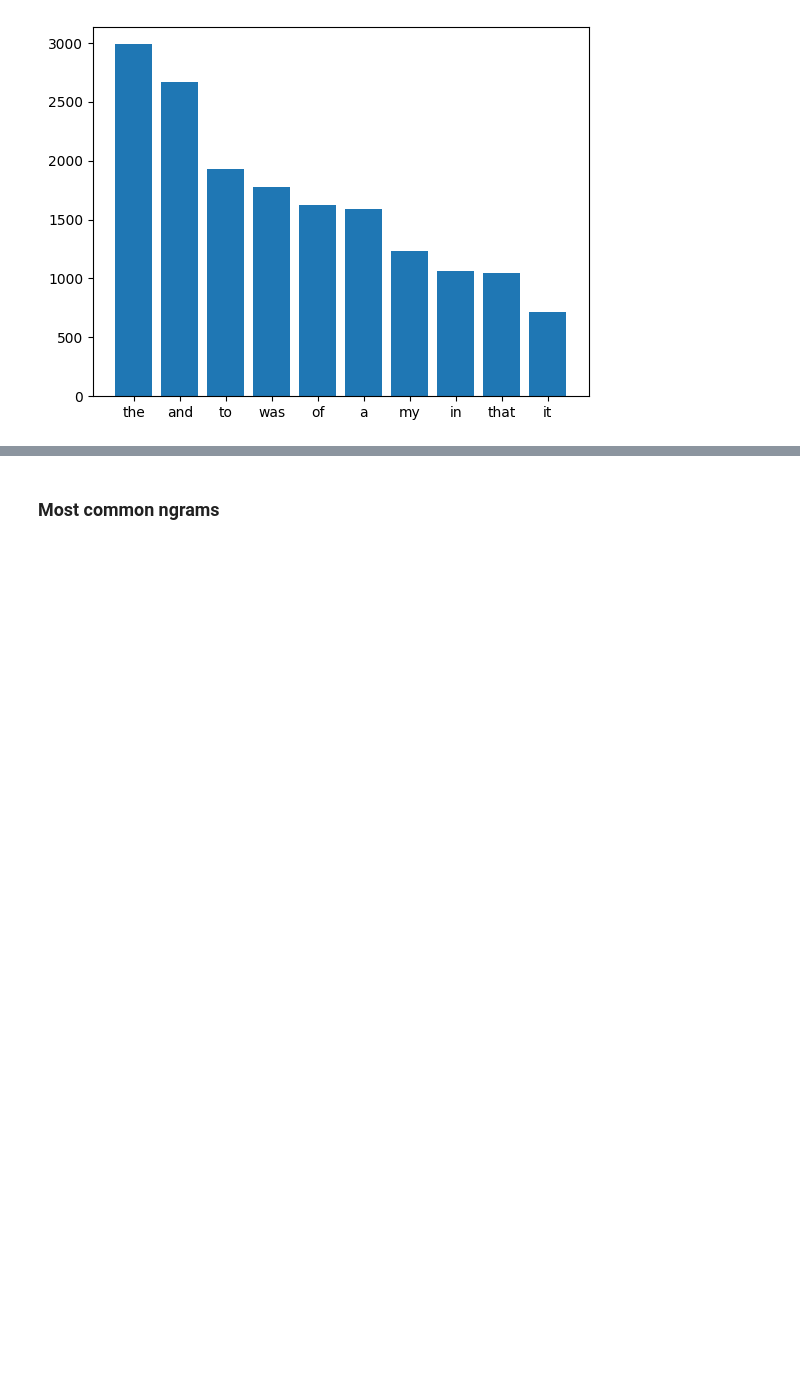
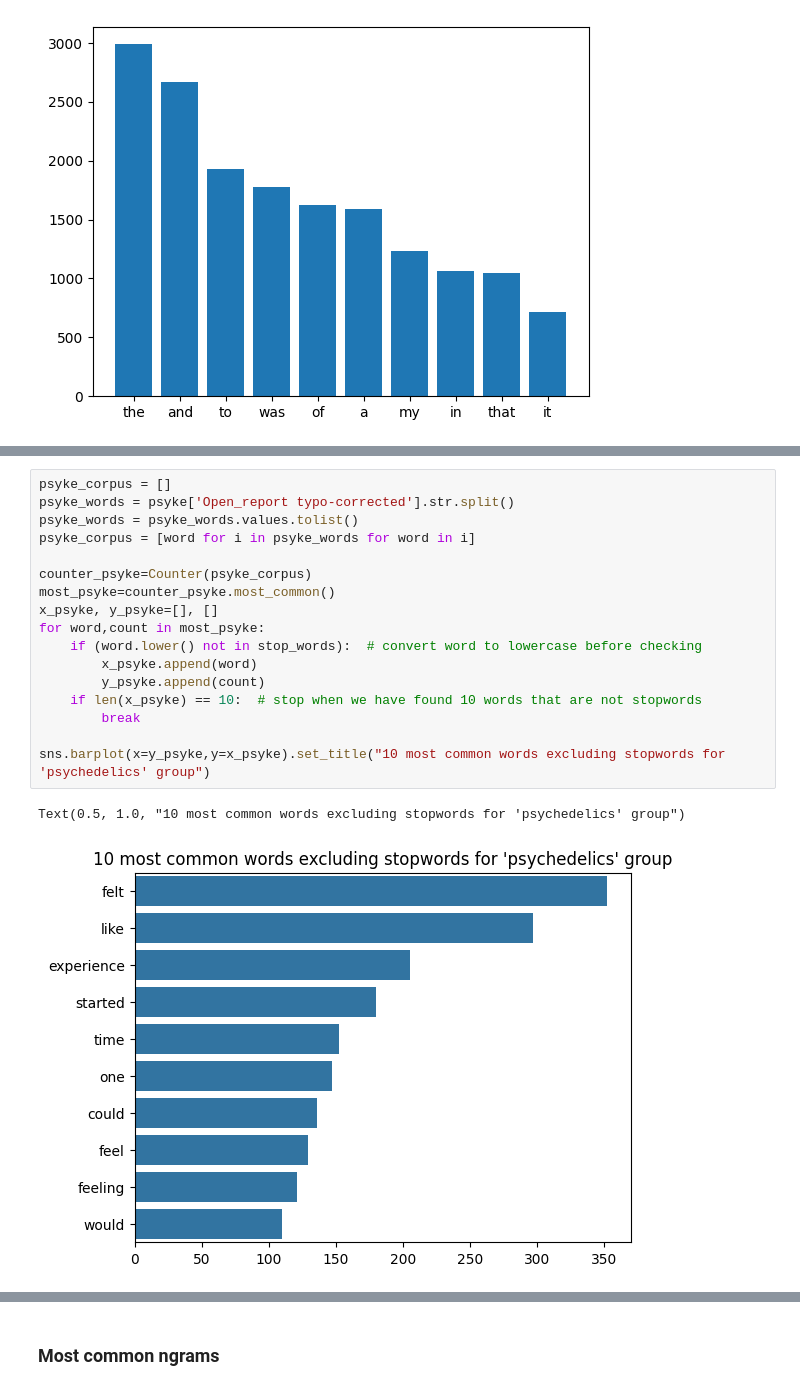
Before and after one commit to konstakm/psychedelics_vs_meditation_nlp, a Jupyter notebook: thesis analysis.ipynb, the cells around one changed output, grey strips where cells are left out. Cells and saved outputs as stored; diff of their text form; blank space fills up the shorter version.

```diff
--- a/thesis analysis.ipynb
+++ b/thesis analysis.ipynb
@@ -170,0 +261,20 @@ sns.barplot(x=y,y=x)
+# %%
+psyke_corpus = []
+psyke_words = psyke['Open_report typo-corrected'].str.split()
+psyke_words = psyke_words.values.tolist()
+psyke_corpus = [word for i in psyke_words for word in i]
+
+counter_psyke=Counter(psyke_corpus)
+most_psyke=counter_psyke.most_common()
+x_psyke, y_psyke=[], []
+for word,count in most_psyke:
+    if (word.lower() not in stop_words):  # convert word to lowercase before checking
+        x_psyke.append(word)
+        y_psyke.append(count)
+    if len(x_psyke) == 10:  # stop when we have found 10 words that are not stopwords
+        break
+
+sns.barplot(x=y_psyke,y=x_psyke).set_title("10 most common words excluding stopwords for 'psychedelics' group")
+# %% [output]
+Text(0.5, 1.0, "10 most common words excluding stopwords for 'psychedelics' group")
+[figure, added]
```
Also changed, not shown: parts of 89 cells of this notebook, 2 other files.
